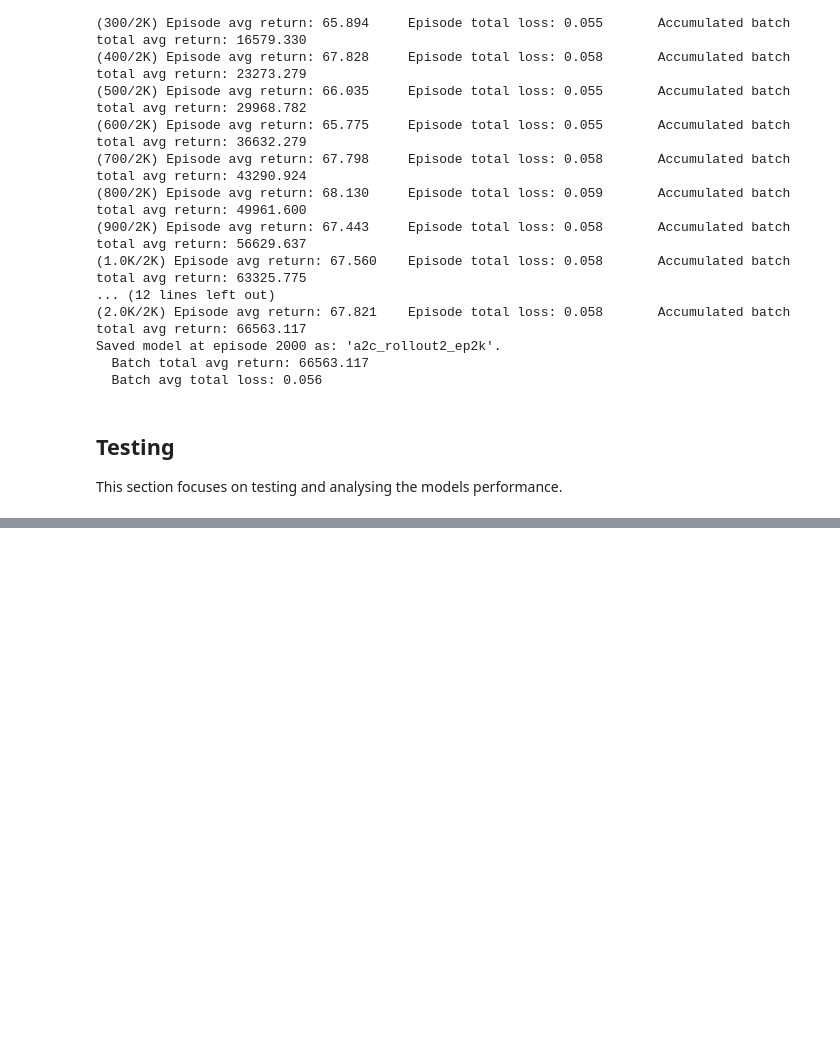
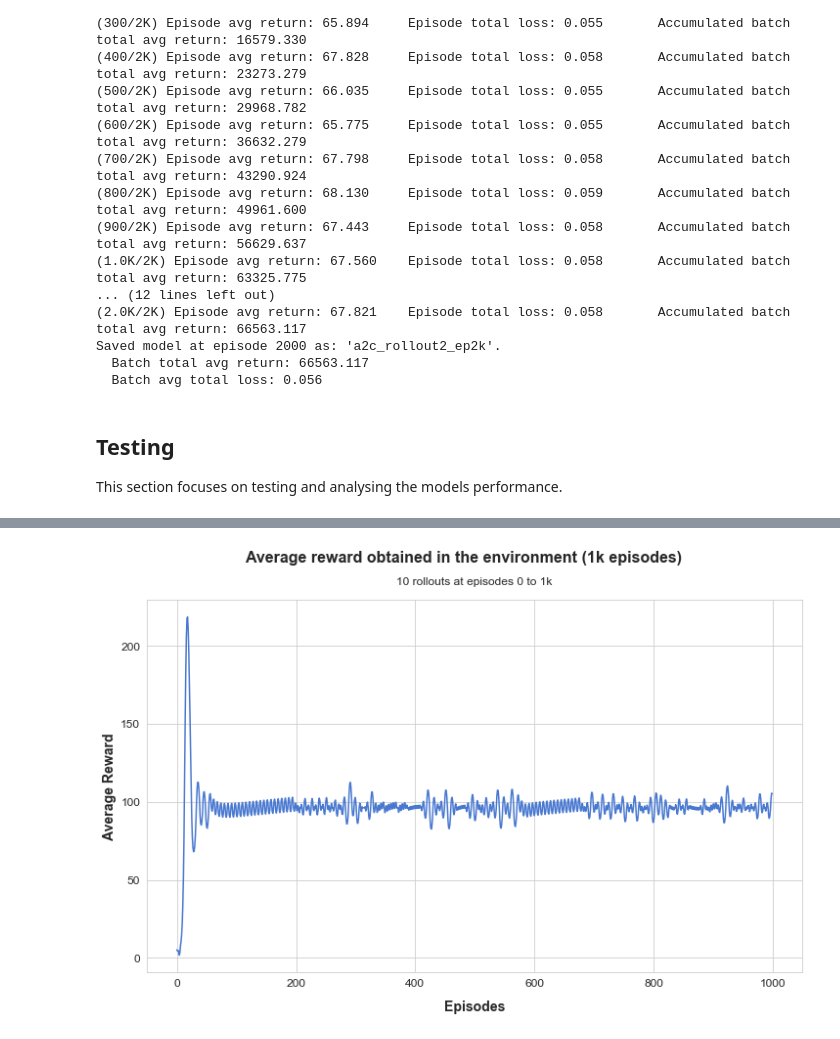
Before and after one commit to whattheforkbomb/CM50270_CW2, a Jupyter notebook: src/a2c-demo.ipynb, the cells around one changed output, grey strips where cells are left out. Saved outputs shown, nothing was run; the diff lists cells and outputs as text; code cells hidden in the pictures; blank space fills up the shorter version.

```diff
--- a/src/a2c-demo.ipynb
+++ b/src/a2c-demo.ipynb
@@ -119,0 +121,4 @@ vis = Plotter(logger=agent.logger)
+# %%
+vis.rewards_plot(data=agent.logger.avg_returns[:1000], subplot_title='10 rollouts at episodes 0 to 1k', figsize=(12, 7))
+# %% [output]
+[figure, added]
```
Also changed, not shown: parts of 8 cells of this notebook, 2 other files.
